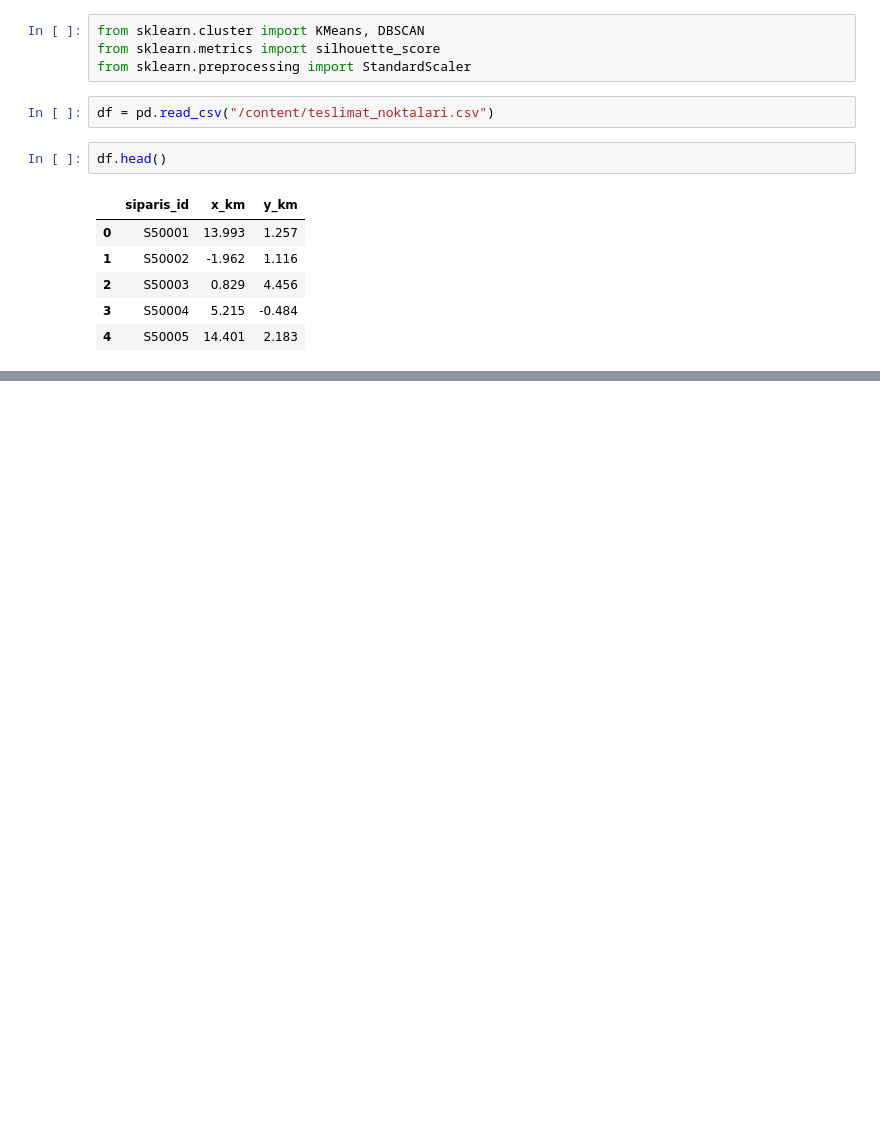
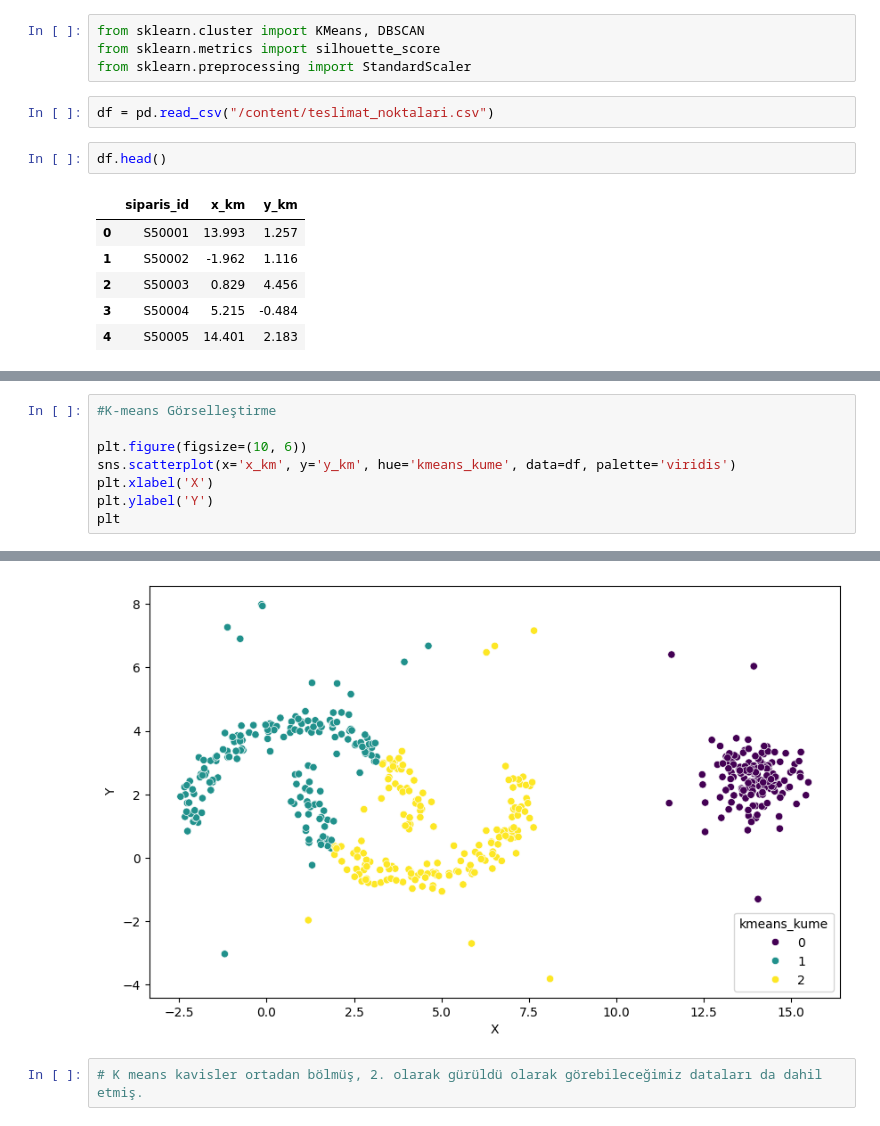
Before and after one commit to europecodingschool/ECS---VB---YZ---08.26, a Jupyter notebook: VB_YZ_Ders_18_2.ipynb, the cells around one changed output, grey strips where cells are left out. Drawn from its saved outputs; the diff is of its cells as text; blank space fills up the shorter version.

```diff
--- a/VB_YZ_Ders_18_2.ipynb
+++ b/VB_YZ_Ders_18_2.ipynb
@@ -22,0 +67,9 @@ df.head()
+# %%
+#K-means Görselleştirme
+
+plt.figure(figsize=(10, 6))
+sns.scatterplot(x='x_km', y='y_km', hue='kmeans_kume', data=df, palette='viridis')
+plt.xlabel('X')
+plt.ylabel('Y')
+plt
+# %% [output]
@@ -22,0 +77,3 @@ df.head()
+[figure, added]
+# %%
+# K means kavisler ortadan bölmüş, 2. olarak gürüldü olarak görebileceğimiz dataları da dahil etmiş.
```
Also changed, not shown: parts of 12 cells of this notebook.
